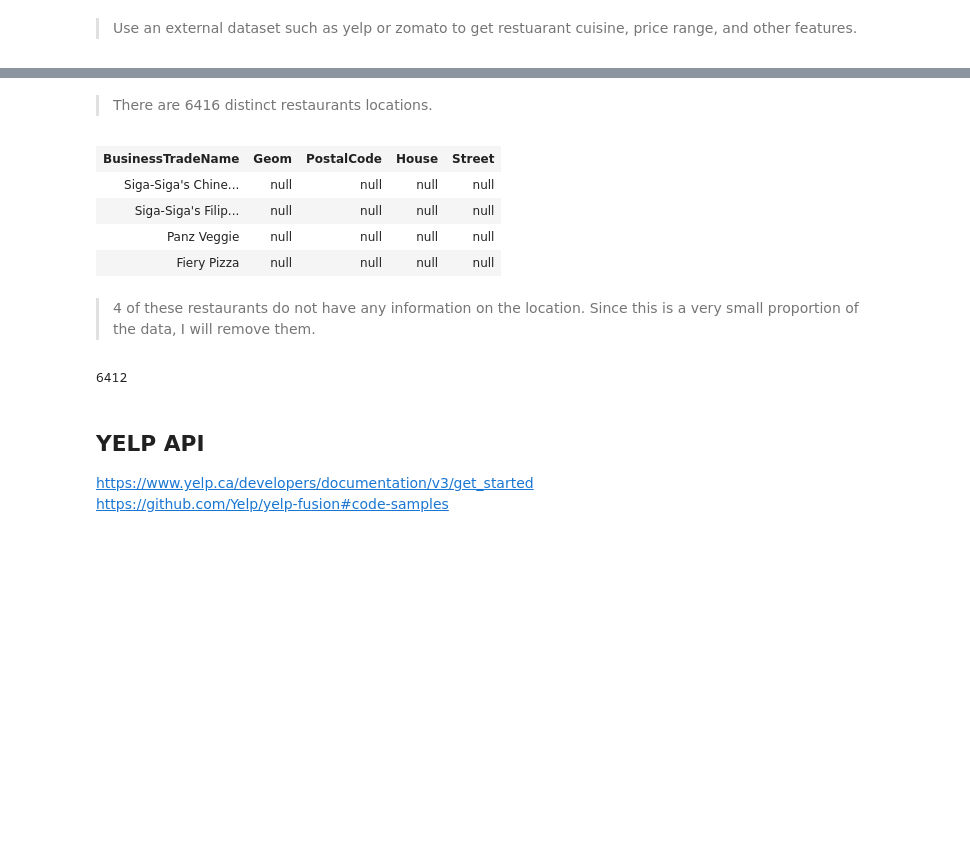
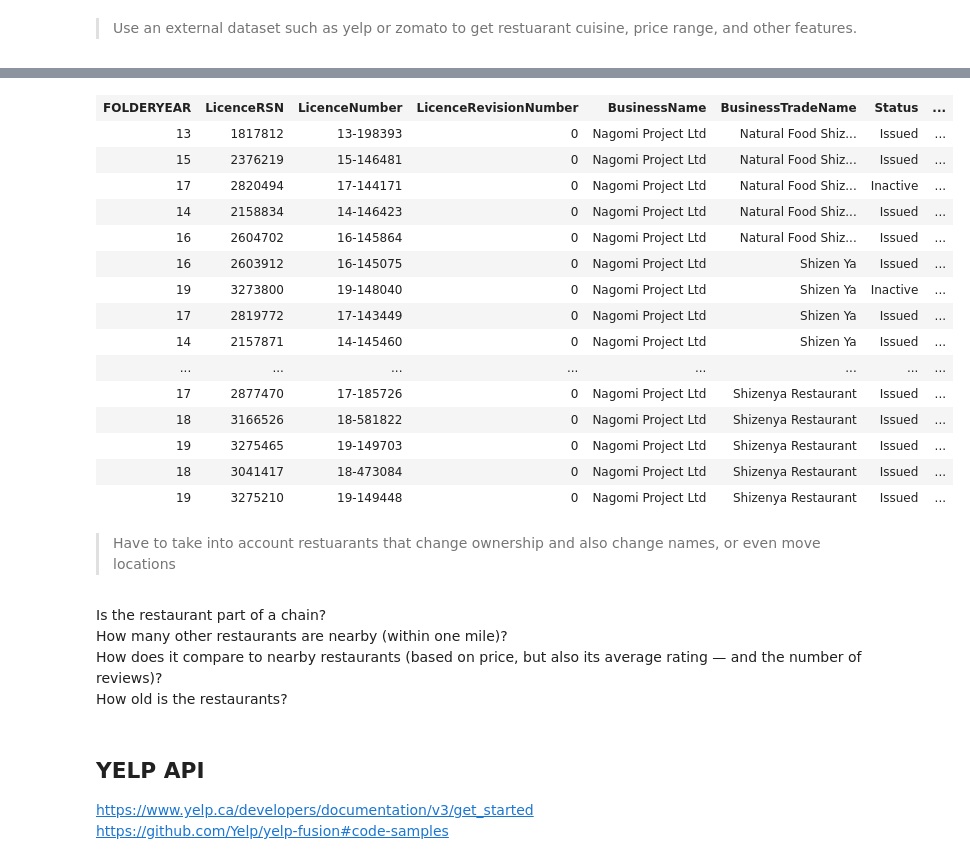
Before and after one commit to bradentam/vancouver_restaurants_project, a Jupyter notebook: eda.ipynb, the cells around one changed output, grey strips where cells are left out. Saved outputs shown, nothing was run; the diff lists cells and outputs as text; code cells hidden in the pictures; blank space fills up the shorter version.

```diff
--- a/eda.ipynb
+++ b/eda.ipynb
@@ -140,8 +139,6 @@ from pyspark.sql.functions import regexp_extract, col
 
 # Search for names using regex
 
-def search_restaurant(search_term, n):
+def search_restaurant(search_term, n = 20):
     rows = licences_rest_df.BusinessTradeName.rlike('.*{}.*'.format(search_term))
     return licences_rest_df.filter(rows).limit(n)
-
-search_restaurant('Spot', 5)
@@ -165,20 +233,29 @@ rest_distinct_df.count()
-# %% [markdown]
-> There are 6416 distinct restaurants locations.
-# %%
-rest_distinct_df.filter('Geom is null').filter('PostalCode is null').filter('House is null').filter('Street is null')
-# %% [output]
-| BusinessTradeName | Geom | PostalCode | House | Street |
-| Siga-Siga's Chine... | null | null | null | null |
-| Siga-Siga's Filip... | null | null | null | null |
-| Panz Veggie | null | null | null | null |
-| Fiery Pizza | null | null | null | null |
-# %% [markdown]
-> 4 of these restaurants do not have any information on the location. Since this is a very small proportion of the data, I will remove them.
-# %%
-rest_distinct_df = rest_distinct_df.dropna(how = 'all', subset = ['Geom', 'PostalCode', 'House', 'Street'])
-rest_distinct_df.count()
-# %% [output]
-6412
+# %%
+search_restaurant('Shizen').orderBy('BusinessTradeName')
+# %% [output]
+| FOLDERYEAR | LicenceRSN | LicenceNumber | LicenceRevisionNumber | BusinessName | BusinessTradeName | Status | ... |
+| 13 | 1817812 | 13-198393 | 0 | Nagomi Project Ltd | Natural Food Shiz... | Issued | ... |
+| 15 | 2376219 | 15-146481 | 0 | Nagomi Project Ltd | Natural Food Shiz... | Issued | ... |
+| 17 | 2820494 | 17-144171 | 0 | Nagomi Project Ltd | Natural Food Shiz... | Inactive | ... |
+| 14 | 2158834 | 14-146423 | 0 | Nagomi Project Ltd | Natural Food Shiz... | Issued | ... |
+| 16 | 2604702 | 16-145864 | 0 | Nagomi Project Ltd | Natural Food Shiz... | Issued | ... |
+| 16 | 2603912 | 16-145075 | 0 | Nagomi Project Ltd | Shizen Ya | Issued | ... |
+| 19 | 3273800 | 19-148040 | 0 | Nagomi Project Ltd | Shizen Ya | Inactive | ... |
+| 17 | 2819772 | 17-143449 | 0 | Nagomi Project Ltd | Shizen Ya | Issued | ... |
+| 14 | 2157871 | 14-145460 | 0 | Nagomi Project Ltd | Shizen Ya | Issued | ... |
+| ... | ... | ... | ... | ... | ... | ... | ... |
+| 17 | 2877470 | 17-185726 | 0 | Nagomi Project Ltd | Shizenya Restaurant | Issued | ... |
+| 18 | 3166526 | 18-581822 | 0 | Nagomi Project Ltd | Shizenya Restaurant | Issued | ... |
+| 19 | 3275465 | 19-149703 | 0 | Nagomi Project Ltd | Shizenya Restaurant | Issued | ... |
+| 18 | 3041417 | 18-473084 | 0 | Nagomi Project Ltd | Shizenya Restaurant | Issued | ... |
+| 19 | 3275210 | 19-149448 | 0 | Nagomi Project Ltd | Shizenya Restaurant | Issued | ... |
+# %% [markdown]
+> Have to take into account restuarants that change ownership and also change names, or even move locations
+# %% [markdown]
+Is the restaurant part of a chain?
+How many other restaurants are nearby (within one mile)?
+How does it compare to nearby restaurants (based on price, but also its average rating — and the number of reviews)?
+How old is the restaurants?
 # %% [markdown]
 ## YELP API
 
```
Also changed, not shown: parts of 58 cells of this notebook.
